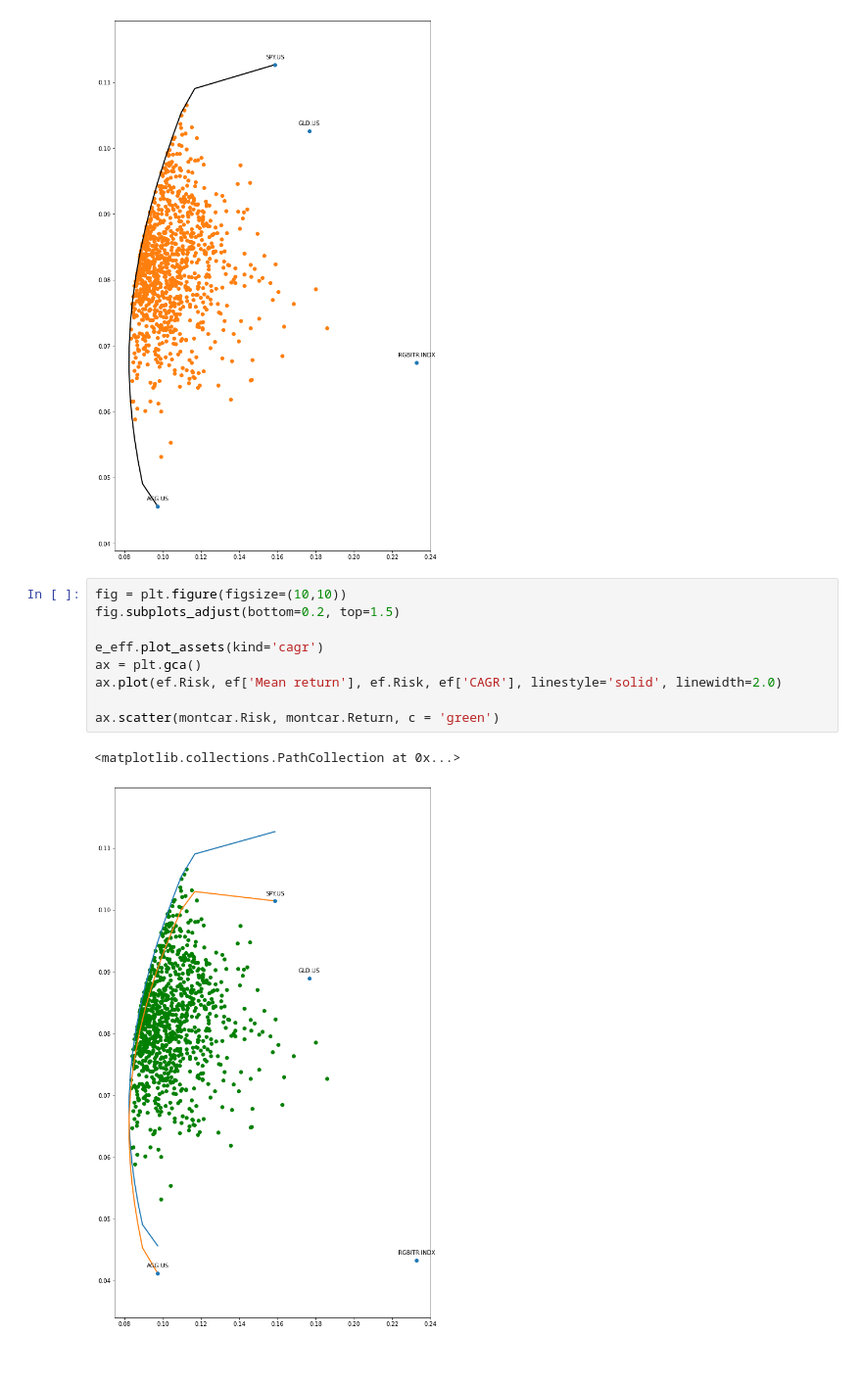
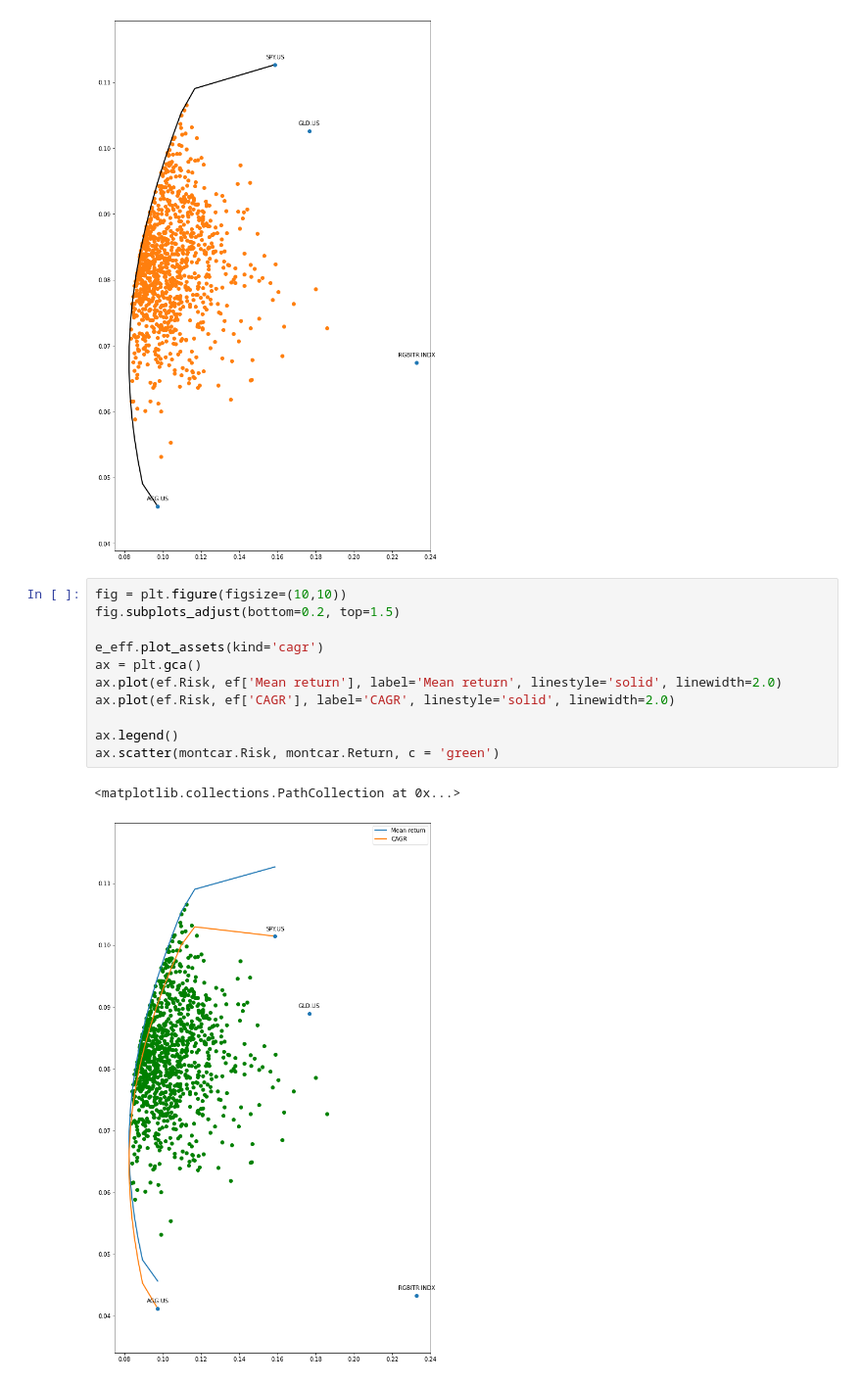
Before and after one commit to SvetlanaRadionovaLV/VP_RTU_RS, a Jupyter notebook: Comands_okama.ipynb, the cells around one changed output. Shown: that part at 98% size. Cells and saved outputs as stored; diff of their text form.

```diff
--- a/Comands_okama.ipynb
+++ b/Comands_okama.ipynb
@@ -232,15 +196,17 @@ ax.scatter(montcar.Risk, montcar.Return)
 # %%
 fig = plt.figure(figsize=(10,10))
 fig.subplots_adjust(bottom=0.2, top=1.5)
 
 e_eff.plot_assets(kind='cagr')
 ax = plt.gca()
-ax.plot(ef.Risk, ef['Mean return'], ef.Risk, ef['CAGR'], linestyle='solid', linewidth=2.0)
+ax.plot(ef.Risk, ef['Mean return'], label='Mean return', linestyle='solid', linewidth=2.0)
+ax.plot(ef.Risk, ef['CAGR'], label='CAGR', linestyle='solid', linewidth=2.0)
 
+ax.legend()
 ax.scatter(montcar.Risk, montcar.Return, c = 'green')
 # %% [output]
 <matplotlib.collections.PathCollection at 0x...>
-[figure, old version]
+[figure, new version]
 # %%
 fig, ax = plt.subplots()
 
```
Also changed, not shown: parts of 3 cells of this notebook.
